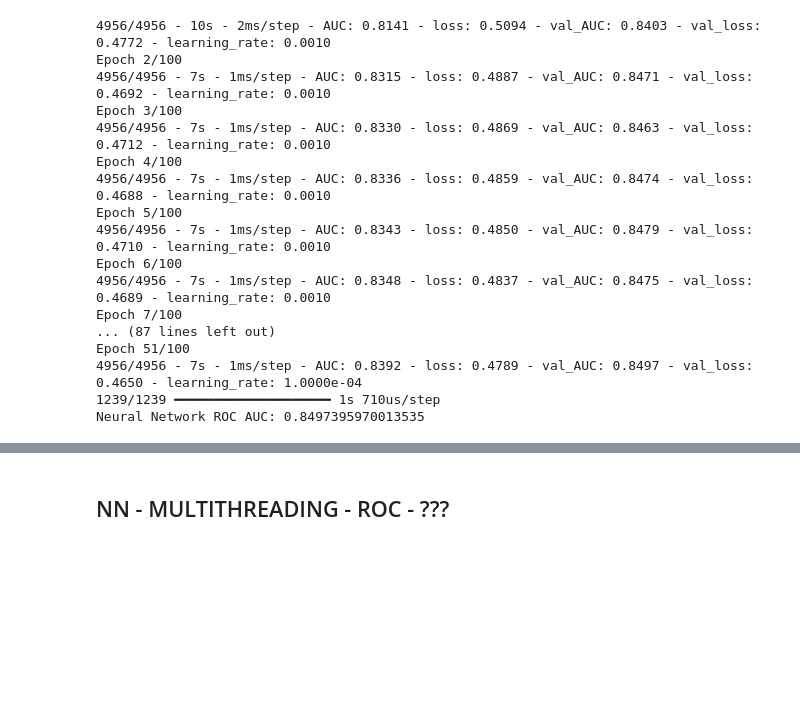
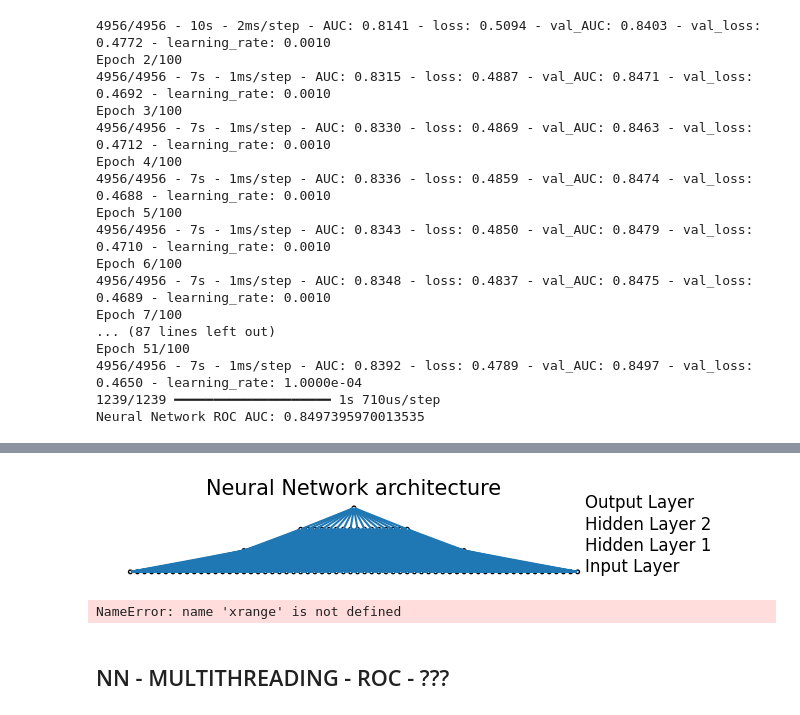
Before and after one commit to martynalesniak/smoker-status-binary-prediction, a Jupyter notebook: modeling/other_models_2.ipynb, the cells around one changed output, grey strips where cells are left out. Saved outputs shown, nothing was run; the diff lists cells and outputs as text; code cells hidden in the pictures; blank space fills up the shorter version.

Commit message:
Added a simple plot of the NN

```diff
--- a/modeling/other_models_2.ipynb
+++ b/modeling/other_models_2.ipynb
@@ -504,2 +617,24 @@ submission.to_csv('submission.csv', index=False)
+# %%
+# Get the list of layers
+layers = model.layers
+
+# Extract the number of neurons for each layer that has neurons
+layer_neurons = []
+layers_found = []
+for layer in layers:
+    if hasattr(layer, 'units'):
+        layers_found.append(layer.units)
+
+print(layers_found)
+# %%
+network = DrawNN(layers_found)
+network.draw()
+# %% [output]
+[figure, added]
+# %%
+network = DrawNN( [2,8,8,1] )
+network.draw()
+# %% [output]
+NameError: name 'xrange' is not defined
 # %% [markdown]
 ## NN - MULTITHREADING - ROC - ???
```
Also changed, not shown: parts of 5 cells of this notebook.
